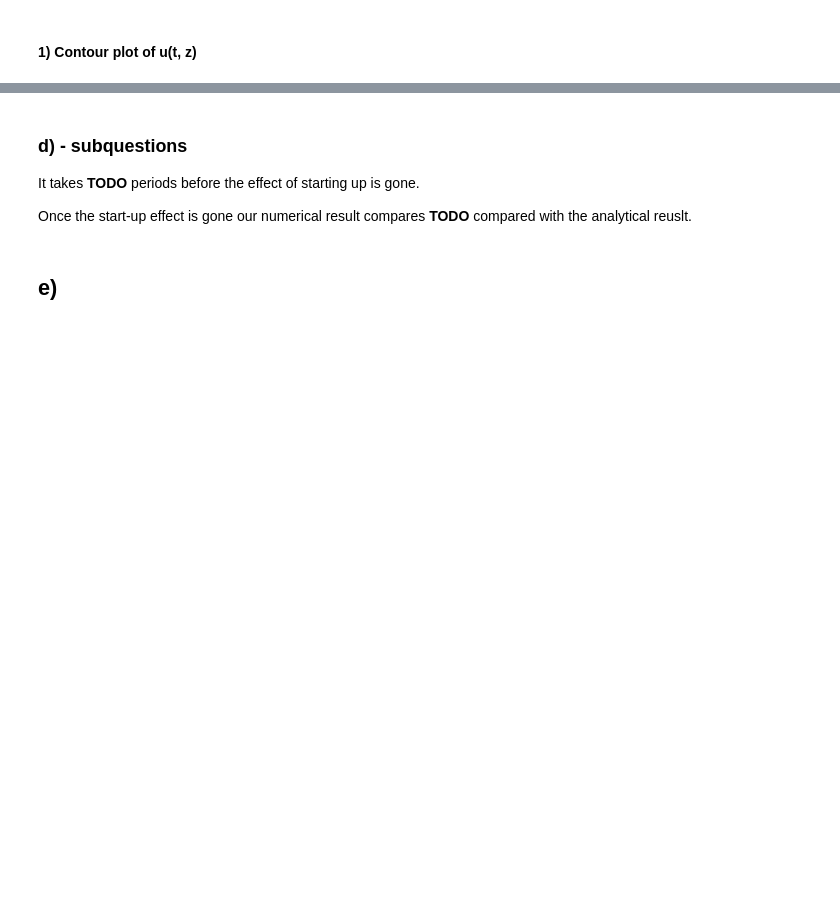
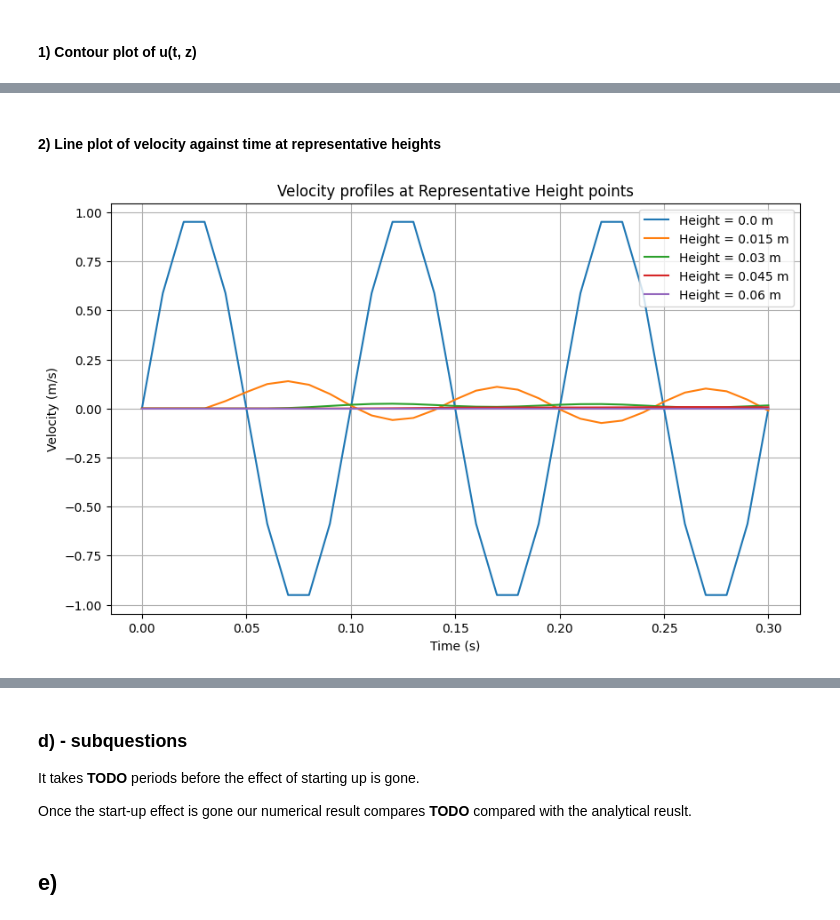
Before and after one commit to HiperLoop/Fluid-dynamics, a Jupyter notebook: Project 2/src/Project2_Group8_computationalpart.ipynb, the cells around one changed output, grey strips where cells are left out. Cells and saved outputs as stored; diff of their text form; code cells hidden in the pictures; blank space fills up the shorter version.

```diff
--- a/Project 2/src/Project2_Group8_computationalpart.ipynb
+++ b/Project 2/src/Project2_Group8_computationalpart.ipynb
@@ -106,0 +131,10 @@ contour_plot(z, t, u)
+# %% [markdown]
+#### 2) Line plot of velocity against time at representative heights
+# %%
+# Plot 2)
+
+check_stability_condition(dt, dz, nu)
+z_representative_points = np.floor(np.linspace(0, 0.06, 5) / dz).astype(int)
+line_plot(t, u, z_representative_points, z, 'Time (s)', 'Height')
+# %% [output]
+[figure, added]
```
Also changed, not shown: parts of 6 cells of this notebook.
